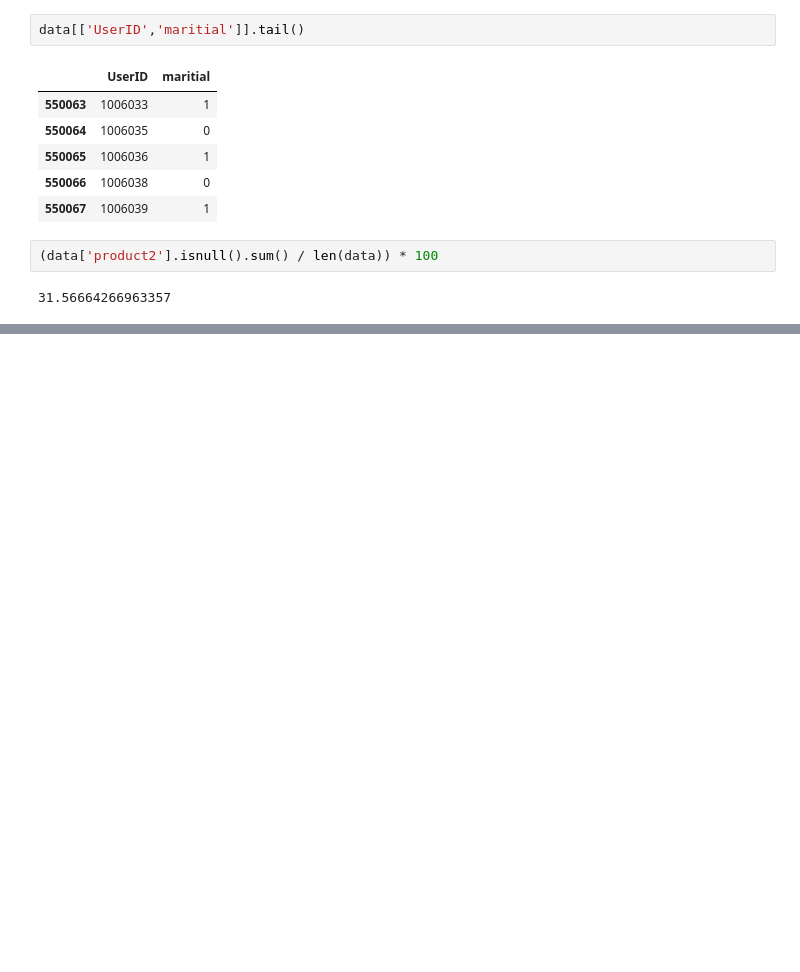
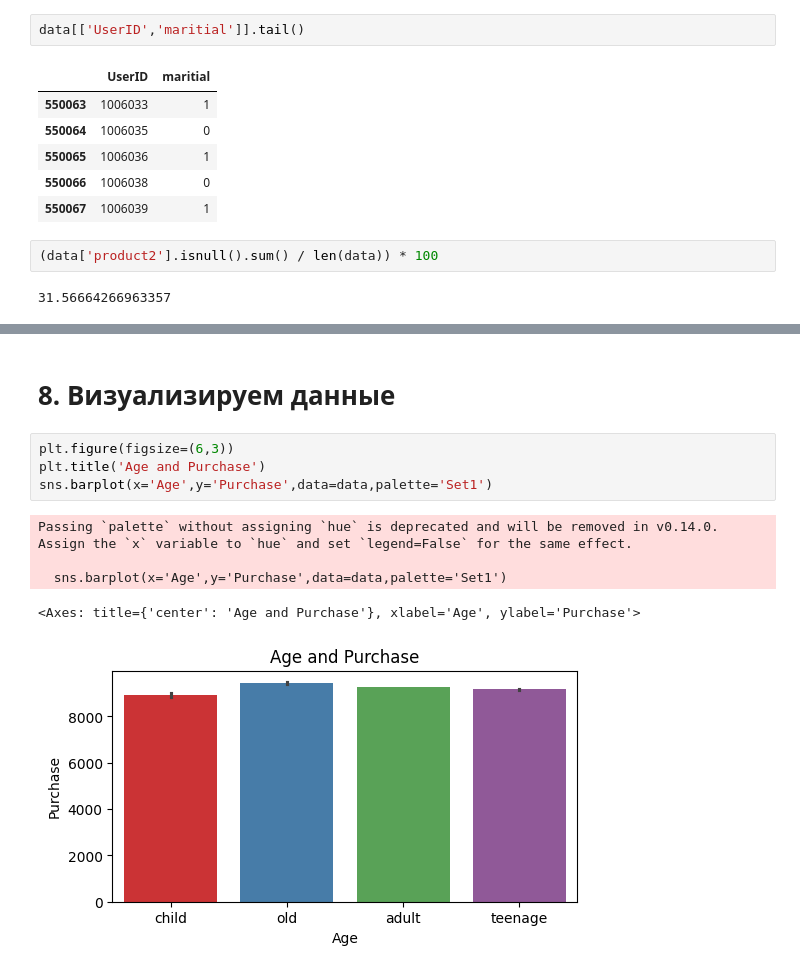
Before and after one commit to carison31/data_analytics, a Jupyter notebook: black_friday_eda/black_friday_eda.ipynb, the cells around one changed output, grey strips where cells are left out. Saved outputs shown, nothing was run; the diff lists cells and outputs as text; blank space fills up the shorter version.

```diff
--- a/black_friday_eda/black_friday_eda.ipynb
+++ b/black_friday_eda/black_friday_eda.ipynb
@@ -218,0 +322,12 @@ data[['UserID','maritial']].tail()
+# %% [markdown]
+# 8. Визуализируем данные
+# %%
+plt.figure(figsize=(6,3))
+plt.title('Age and Purchase')
+sns.barplot(x='Age',y='Purchase',data=data,palette='Set1')
+# %% [output]
+Passing `palette` without assigning `hue` is deprecated and will be removed in v0.14.0. Assign the `x` variable to `hue` and set `legend=False` for the same effect.
+
+  sns.barplot(x='Age',y='Purchase',data=data,palette='Set1')
+<Axes: title={'center': 'Age and Purchase'}, xlabel='Age', ylabel='Purchase'>
+[figure, added]
```
Also changed, not shown: parts of 22 cells of this notebook.
